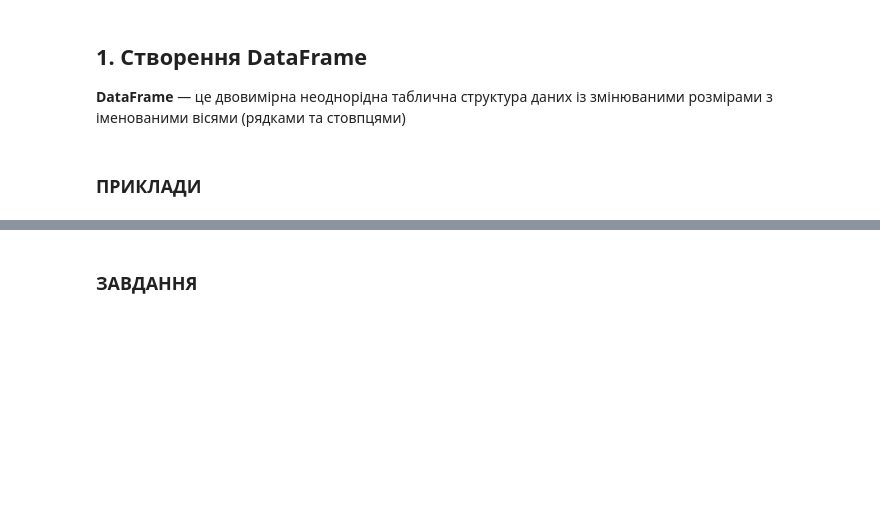
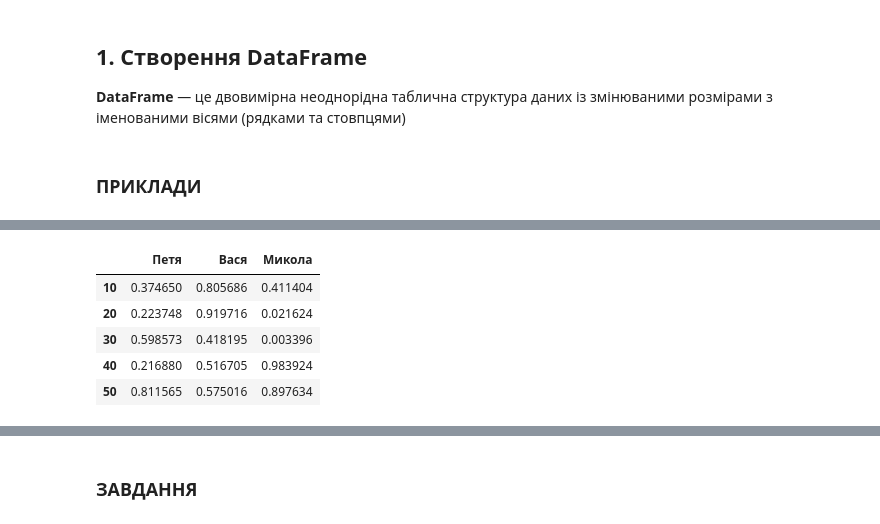
Before and after one commit to shkliarskiy/ML-2023, a Jupyter notebook: ML-2023/4. Pandas для МН/Pandas_lab.ipynb, the cells around one changed output, grey strips where cells are left out. Drawn from its saved outputs; the diff is of its cells as text; code cells hidden in the pictures; blank space fills up the shorter version.

```diff
--- a/ML-2023/4. Pandas для МН/Pandas_lab.ipynb
+++ b/ML-2023/4. Pandas для МН/Pandas_lab.ipynb
@@ -41,6 +81,15 @@ d = {
     "Микола":np.random.random(5)
     }
 a = pd.DataFrame(d, index=[10,20,30,40,50])
+# %%
+a
+# %% [output]
+|  | Петя | Вася | Микола |
+| 10 | 0.374650 | 0.805686 | 0.411404 |
+| 20 | 0.223748 | 0.919716 | 0.021624 |
+| 30 | 0.598573 | 0.418195 | 0.003396 |
+| 40 | 0.216880 | 0.516705 | 0.983924 |
+| 50 | 0.811565 | 0.575016 | 0.897634 |
 # %%
 # створити dataFrame з ітеруємого об'єкта
 name = ["Вася", "Петя", "Микола"]
```
Also changed, not shown: parts of 30 cells of this notebook, 2 other files.
